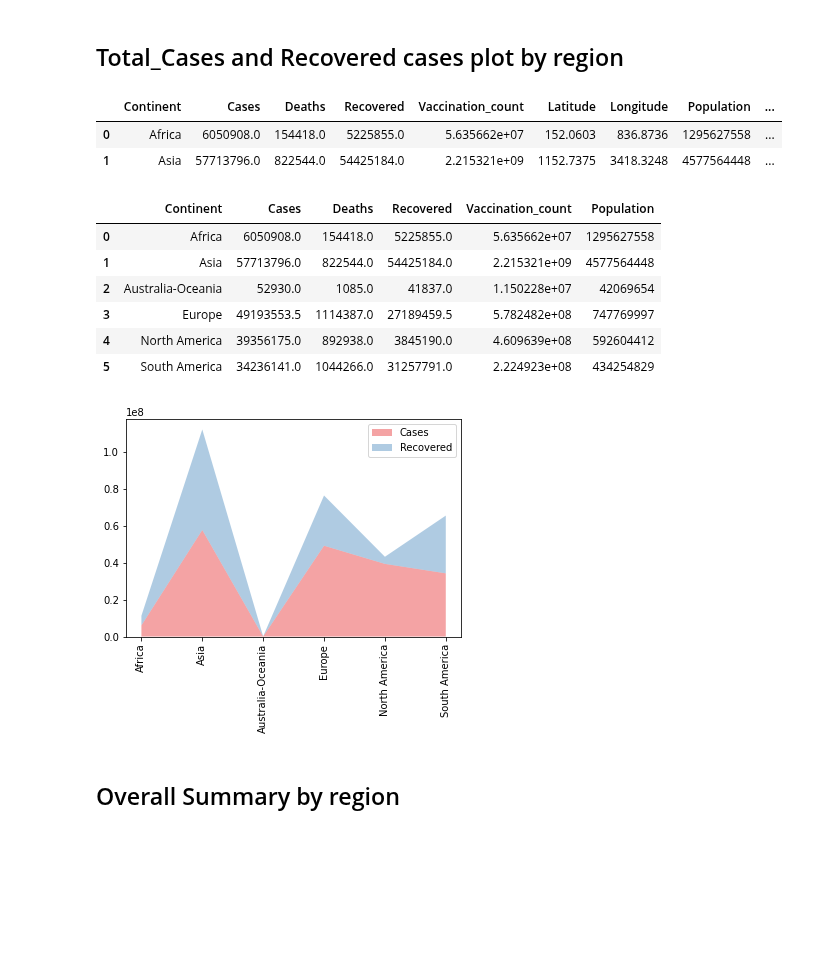
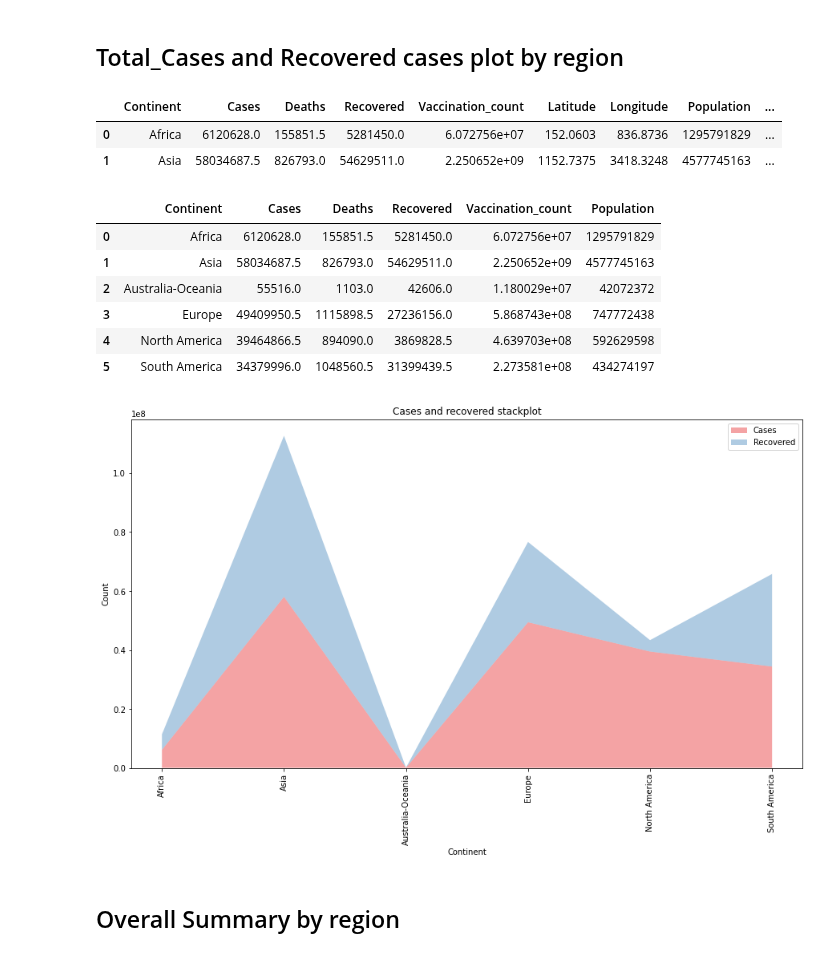
Before and after one commit to cgardner1388/capstoneproject1, a Jupyter notebook: Team1_Covid_Vaccination_Analysis_visual_main.ipynb, the cells around one changed output. Cells and saved outputs as stored; diff of their text form; code cells hidden in the pictures; blank space fills up the shorter version.

```diff
--- a/Team1_Covid_Vaccination_Analysis_visual_main.ipynb
+++ b/Team1_Covid_Vaccination_Analysis_visual_main.ipynb
@@ -248,7 +248,7 @@ vc = []
 
 for i in range(len(vaccination1)):
     c = vaccination1[i]['country']
-    vc.append(vaccination1[i]['timeline']['7/29/21'])
+    vc.append(vaccination1[i]['timeline']['7/30/21'])
 
     country.append(c)
 
@@ -536,28 +538,35 @@ region = main_covid_df.groupby("Continent").sum().reset_index()
 region.head(2)
 # %% [output]
 |  | Continent | Cases | Deaths | Recovered | Vaccination_count | Latitude | Longitude | Population | ... |
-| 0 | Africa | 6050908.0 | 154418.0 | 5225855.0 | 5.635662e+07 | 152.0603 | 836.8736 | 1295627558 | ... |
-| 1 | Asia | 57713796.0 | 822544.0 | 54425184.0 | 2.215321e+09 | 1152.7375 | 3418.3248 | 4577564448 | ... |
+| 0 | Africa | 6120628.0 | 155851.5 | 5281450.0 | 6.072756e+07 | 152.0603 | 836.8736 | 1295791829 | ... |
+| 1 | Asia | 58034687.5 | 826793.0 | 54629511.0 | 2.250652e+09 | 1152.7375 | 3418.3248 | 4577745163 | ... |
 # %%
 region_df = region[['Continent','Cases','Deaths','Recovered','Vaccination_count','Population']]
 region_df
 # %% [output]
 |  | Continent | Cases | Deaths | Recovered | Vaccination_count | Population |
-| 0 | Africa | 6050908.0 | 154418.0 | 5225855.0 | 5.635662e+07 | 1295627558 |
-| 1 | Asia | 57713796.0 | 822544.0 | 54425184.0 | 2.215321e+09 | 4577564448 |
-| 2 | Australia-Oceania | 52930.0 | 1085.0 | 41837.0 | 1.150228e+07 | 42069654 |
-| 3 | Europe | 49193553.5 | 1114387.0 | 27189459.5 | 5.782482e+08 | 747769997 |
-| 4 | North America | 39356175.0 | 892938.0 | 3845190.0 | 4.609639e+08 | 592604412 |
-| 5 | South America | 34236141.0 | 1044266.0 | 31257791.0 | 2.224923e+08 | 434254829 |
+| 0 | Africa | 6120628.0 | 155851.5 | 5281450.0 | 6.072756e+07 | 1295791829 |
+| 1 | Asia | 58034687.5 | 826793.0 | 54629511.0 | 2.250652e+09 | 4577745163 |
+| 2 | Australia-Oceania | 55516.0 | 1103.0 | 42606.0 | 1.180029e+07 | 42072372 |
+| 3 | Europe | 49409950.5 | 1115898.5 | 27236156.0 | 5.868743e+08 | 747772438 |
+| 4 | North America | 39464866.5 | 894090.0 | 3869828.5 | 4.639703e+08 | 592629598 |
+| 5 | South America | 34379996.0 | 1048560.5 | 31399439.5 | 2.273581e+08 | 434274197 |
 # %%
 import seaborn as sns
+
+fig, ax = plt.subplots(figsize=(15,8))
 pal = sns.color_palette("Set1")
 plt.stackplot(region_df['Continent'],region_df["Cases"], region_df["Recovered"], labels=['Cases','Recovered'],colors=pal, alpha=0.4)
 plt.legend(loc='upper right')
+plt.title("Cases and recovered stackplot")
+plt.xlabel("Continent")
+plt.ylabel("Count")
 plt.xticks(rotation=90)
+#plt.figure(figsize=(15, 10))
+
 plt.show()
 # %% [output]
-[figure, old version]
+[figure, new version]
 # %% [markdown]
 ## Overall Summary by region
 # %%
```
Also changed, not shown: parts of 29 cells of this notebook.
